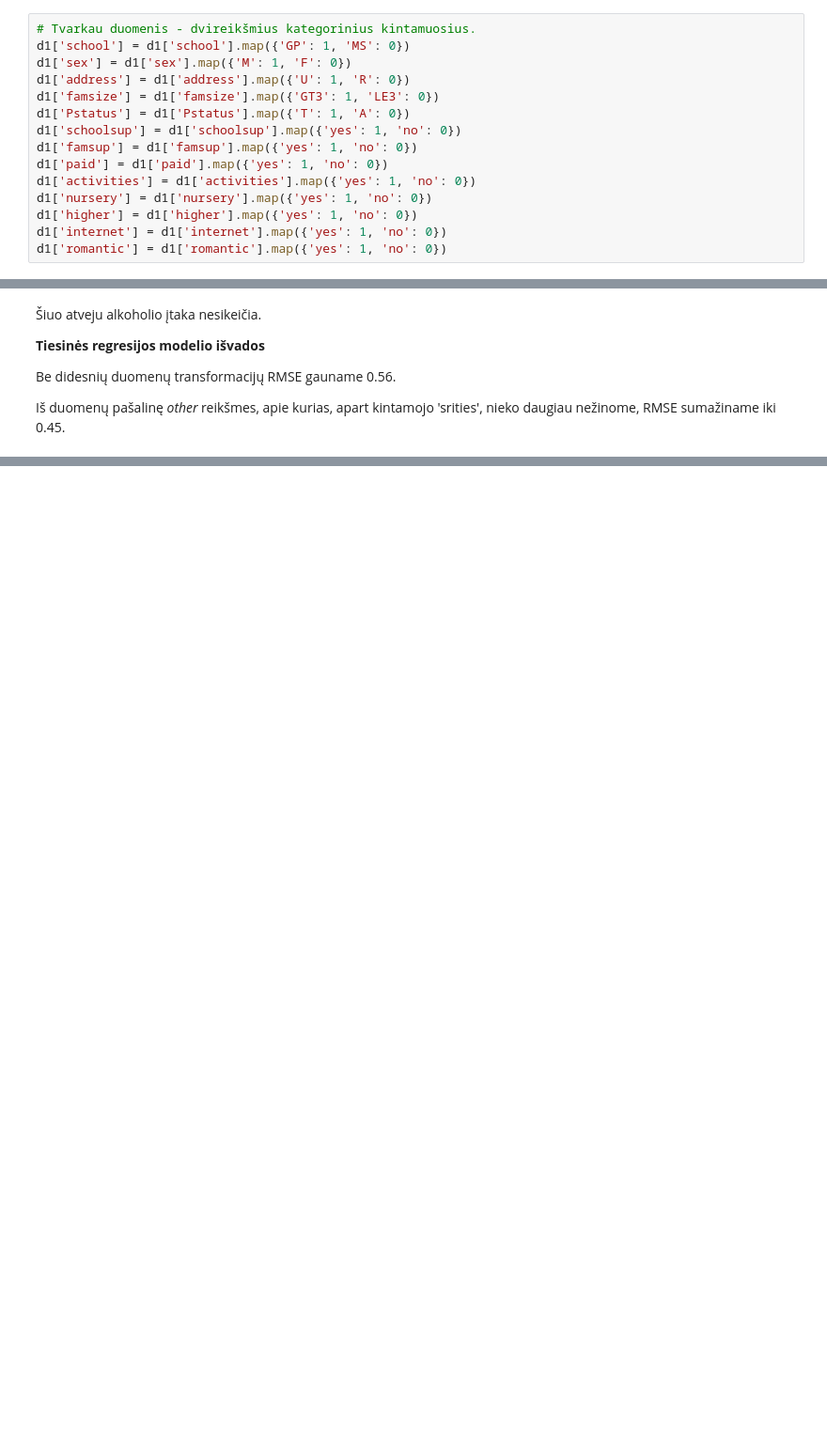
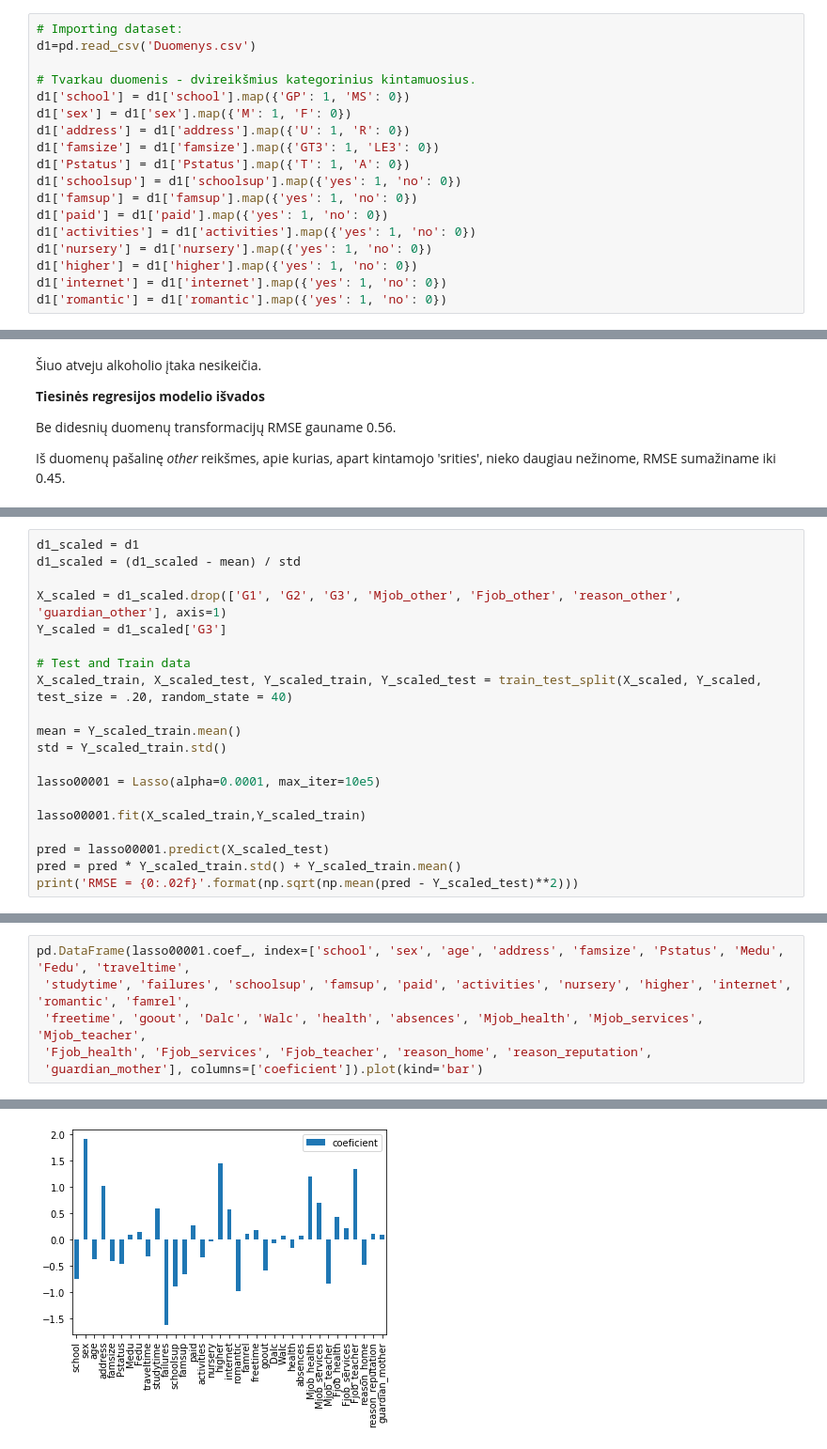
Before and after one commit to robertaskprojektas/Projektas, a Jupyter notebook: Projektas.ipynb, the cells around one changed output, grey strips where cells are left out. Shown at 94% size. Drawn from its saved outputs; the diff is of its cells as text; blank space fills up the shorter version.

```diff
--- a/Projektas.ipynb
+++ b/Projektas.ipynb
@@ -287,6 +306,9 @@ pd.DataFrame(lr.coef_, index=['age', 'Medu', 'Fedu', 'traveltime', 'studytime',
 # %% [markdown]
 **Modelis su kategoriniais kintamaisiais**
 # %%
+# Importing dataset:
+d1=pd.read_csv('Duomenys.csv')
+
 # Tvarkau duomenis - dvireikšmius kategorinius kintamuosius.
 d1['school'] = d1['school'].map({'GP': 1, 'MS': 0})
 d1['sex'] = d1['sex'].map({'M': 1, 'F': 0})
@@ -596,0 +695,20 @@ array([10.91062117, 10.45779033, 11.3443559 , 10.87877912,  8.49875919,
+# %%
+d1_scaled = d1
+d1_scaled = (d1_scaled - mean) / std
+
+X_scaled = d1_scaled.drop(['G1', 'G2', 'G3', 'Mjob_other', 'Fjob_other', 'reason_other', 'guardian_other'], axis=1)
+Y_scaled = d1_scaled['G3']
+
+# Test and Train data
+X_scaled_train, X_scaled_test, Y_scaled_train, Y_scaled_test = train_test_split(X_scaled, Y_scaled, test_size = .20, random_state = 40)
+
+mean = Y_scaled_train.mean()
+std = Y_scaled_train.std()
+
+lasso00001 = Lasso(alpha=0.0001, max_iter=10e5)
+
+lasso00001.fit(X_scaled_train,Y_scaled_train)
+
+pred = lasso00001.predict(X_scaled_test)
+pred = pred * Y_scaled_train.std() + Y_scaled_train.mean()
+print('RMSE = {0:.02f}'.format(np.sqrt(np.mean(pred - Y_scaled_test)**2)))
@@ -596,0 +717,7 @@ array([10.91062117, 10.45779033, 11.3443559 , 10.87877912,  8.49875919,
+# %%
+pd.DataFrame(lasso00001.coef_, index=['school', 'sex', 'age', 'address', 'famsize', 'Pstatus', 'Medu', 'Fedu', 'traveltime',
+ 'studytime', 'failures', 'schoolsup', 'famsup', 'paid', 'activities', 'nursery', 'higher', 'internet', 'romantic', 'famrel',
+ 'freetime', 'goout', 'Dalc', 'Walc', 'health', 'absences', 'Mjob_health', 'Mjob_services', 'Mjob_teacher',
+ 'Fjob_health', 'Fjob_services', 'Fjob_teacher', 'reason_home', 'reason_reputation',
+ 'guardian_mother'], columns=['coeficient']).plot(kind='bar')
+# %% [output]
@@ -596,0 +725 @@ array([10.91062117, 10.45779033, 11.3443559 , 10.87877912,  8.49875919,
+[figure, added]
```
Also changed, not shown: parts of 24 cells of this notebook.
